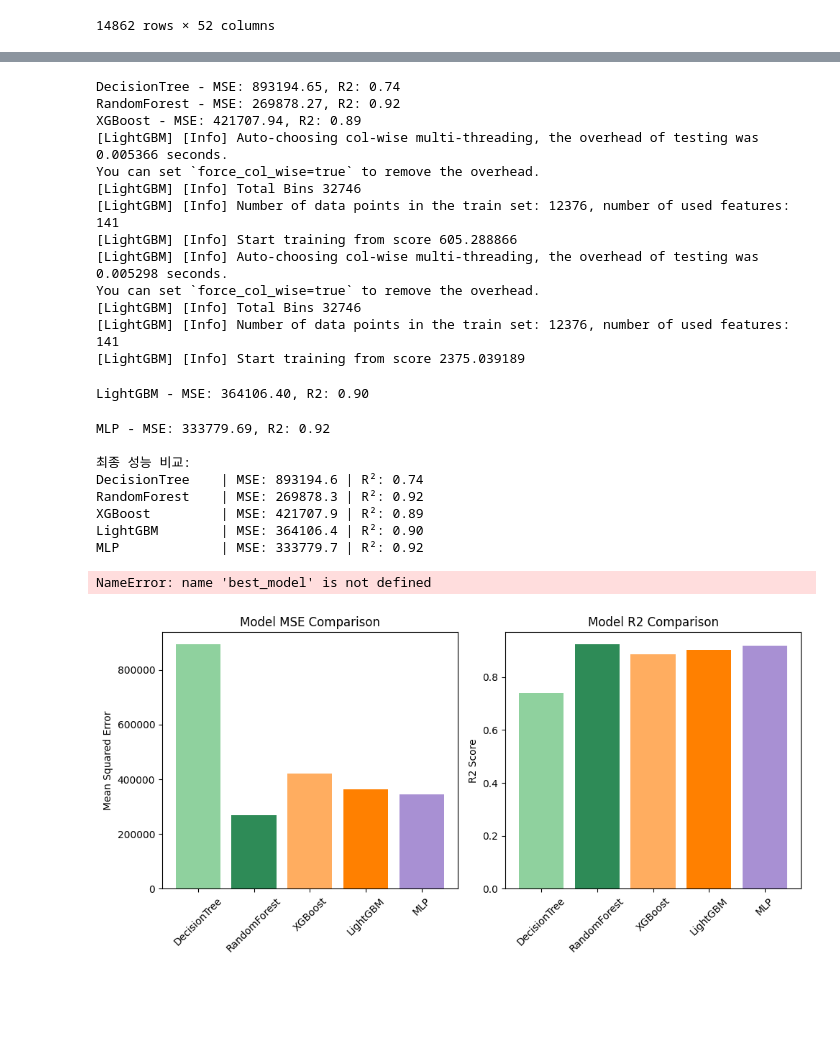
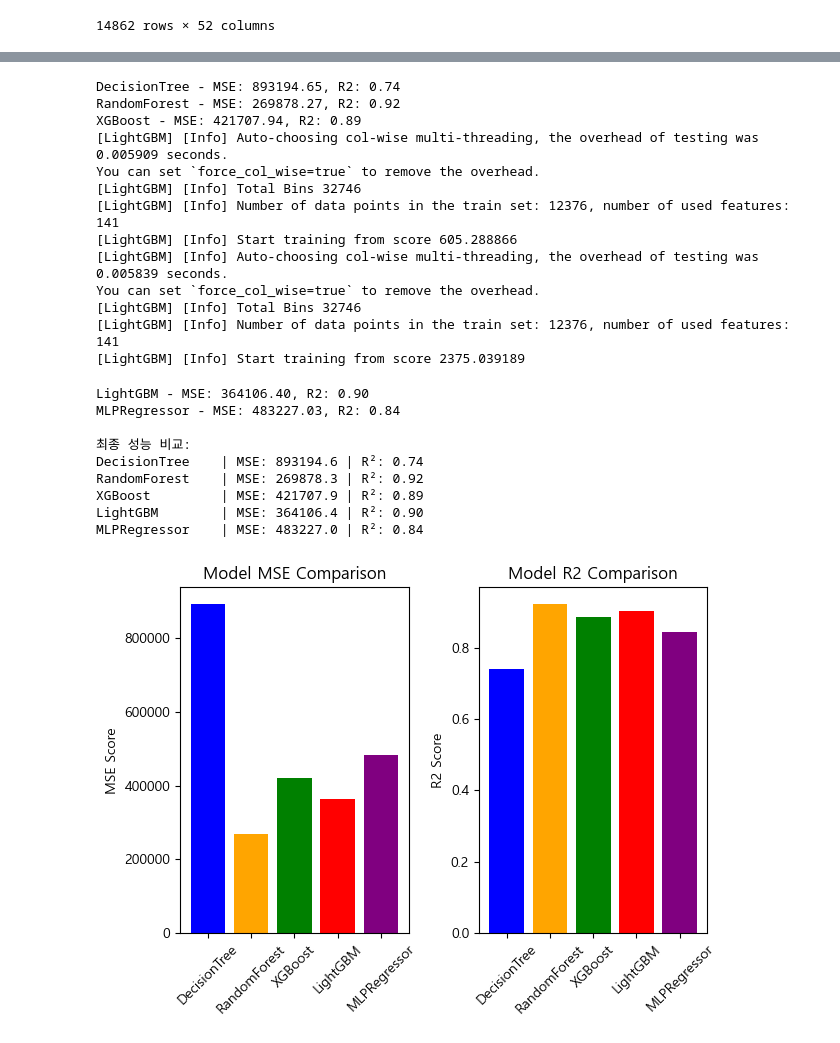
Before and after one commit to kkh01230123/llll, a Jupyter notebook: ml.ipynb, the cells around one changed output, grey strips where cells are left out. Saved outputs shown, nothing was run; the diff lists cells and outputs as text; code cells hidden in the pictures; blank space fills up the shorter version.

```diff
--- a/ml.ipynb
+++ b/ml.ipynb
@@ -1,7 +1,11 @@
 # %%
 import numpy as np
 import matplotlib.pyplot as plt
+import matplotlib.pyplot as plt
 import pandas as pd
+plt.rcParams['font.family'] ='Malgun Gothic'
+plt.rcParams['axes.unicode_minus'] =False
+
 
 data = pd.read_csv('dataset/in_and_out.csv', encoding='cp949')
 data
@@ -168,7 +124,7 @@ models = {
     'RandomForest': MultiOutputRegressor(RandomForestRegressor(n_estimators=20, random_state=42)),
     'XGBoost': MultiOutputRegressor(XGBRegressor(tree_method='hist', n_jobs=-1)),
     'LightGBM': MultiOutputRegressor(LGBMRegressor(n_jobs=-1)),
-    'MLP': MultiOutputRegressor(MLPRegressor(hidden_layer_sizes=(128,64), max_iter=200))
+    'MLPRegressor': MLPRegressor(hidden_layer_sizes=(128, 64), max_iter=200, batch_size=256, random_state=42)
 }
 
 results = {}
@@ -190,66 +146,43 @@ for model, scores in results.items():
 DecisionTree - MSE: 893194.65, R2: 0.74
 RandomForest - MSE: 269878.27, R2: 0.92
 XGBoost - MSE: 421707.94, R2: 0.89
-[LightGBM] [Info] Auto-choosing col-wise multi-threading, the overhead of testing was 0.005366 seconds.
+[LightGBM] [Info] Auto-choosing col-wise multi-threading, the overhead of testing was 0.005909 seconds.
 You can set `force_col_wise=true` to remove the overhead.
 [LightGBM] [Info] Total Bins 32746
 [LightGBM] [Info] Number of data points in the train set: 12376, number of used features: 141
 [LightGBM] [Info] Start training from score 605.288866
-[LightGBM] [Info] Auto-choosing col-wise multi-threading, the overhead of testing was 0.005298 seconds.
+[LightGBM] [Info] Auto-choosing col-wise multi-threading, the overhead of testing was 0.005839 seconds.
 You can set `force_col_wise=true` to remove the overhead.
 [LightGBM] [Info] Total Bins 32746
 [LightGBM] [Info] Number of data points in the train set: 12376, number of used features: 141
 [LightGBM] [Info] Start training from score 2375.039189
 LightGBM - MSE: 364106.40, R2: 0.90
+MLPRegressor - MSE: 483227.03, R2: 0.84
+
+최종 성능 비교:
+DecisionTree    | MSE: 893194.6 | R²: 0.74
+RandomForest    | MSE: 269878.3 | R²: 0.92
+XGBoost         | MSE: 421707.9 | R²: 0.89
+LightGBM        | MSE: 364106.4 | R²: 0.90
+MLPRegressor    | MSE: 483227.0 | R²: 0.84
-MLP - MSE: 333779.69, R2: 0.92
-
-최종 성능 비교:
-DecisionTree    | MSE: 893194.6 | R²: 0.74
-RandomForest    | MSE: 269878.3 | R²: 0.92
-XGBoost         | MSE: 421707.9 | R²: 0.89
-LightGBM        | MSE: 364106.4 | R²: 0.90
-MLP             | MSE: 333779.7 | R²: 0.92
-# %%
-import shap
-# Fit the best model before using it with SHAP
-best_model.fit(X_train_scaled, y_train)
-
-explainer = shap.TreeExplainer(best_model)
-shap_values = explainer.shap_values(X_test_scaled)
-
-shap.summary_plot(shap_values, X_test_scaled, feature_names=[f'{i+1}번째 입력' for i in range(X_test_scaled.shape[1])])
-# %% [output]
-NameError: name 'best_model' is not defined
 # %%
-model_colors = {
-    'DecisionTree': '#8fd19e',
-    'RandomForest': '#2e8b57',
-    'XGBoost': '#ffad60',
-    'LightGBM': '#ff8000',
-    'MLP': '#a890d3'
-}
-colors = [model_colors[m] for m in models]
+r2_values = [scores['R2'] for scores in results.values()]  # Extract R2 values
+colors = ['blue', 'orange', 'green', 'red', 'purple']  # Define colors for the bars
 
-mse_values = [results[m]['MSE'] for m in models]
-r2_values = [results[m]['R2'] for m in models]
-
-plt.figure(figsize=(10, 5))
-
-# MSE 바 차트
+mse_values = [scores['MSE'] for scores in results.values()]  # Extract MSE values
 plt.subplot(1, 2, 1)
-plt.bar(models, mse_values, color=colors)
+plt.bar(list(models.keys()), mse_values, color=colors)
 plt.title('Model MSE Comparison')
-plt.ylabel('Mean Squared Error')
+plt.ylabel('MSE Score')
 plt.xticks(rotation=45)
-
 # R2 바 차트
 plt.subplot(1, 2, 2)
-plt.bar(models, r2_values, color=colors)
+plt.bar(list(models.keys()), r2_values, color=colors)  # Use list(models.keys()) for x-axis
 plt.title('Model R2 Comparison')
 plt.ylabel('R2 Score')
 plt.xticks(rotation=45)
 
 plt.tight_layout()
 plt.show()
 # %% [output]
-[figure, old version]
+[figure, new version]
```
Also changed, not shown: parts of 5 cells of this notebook.
